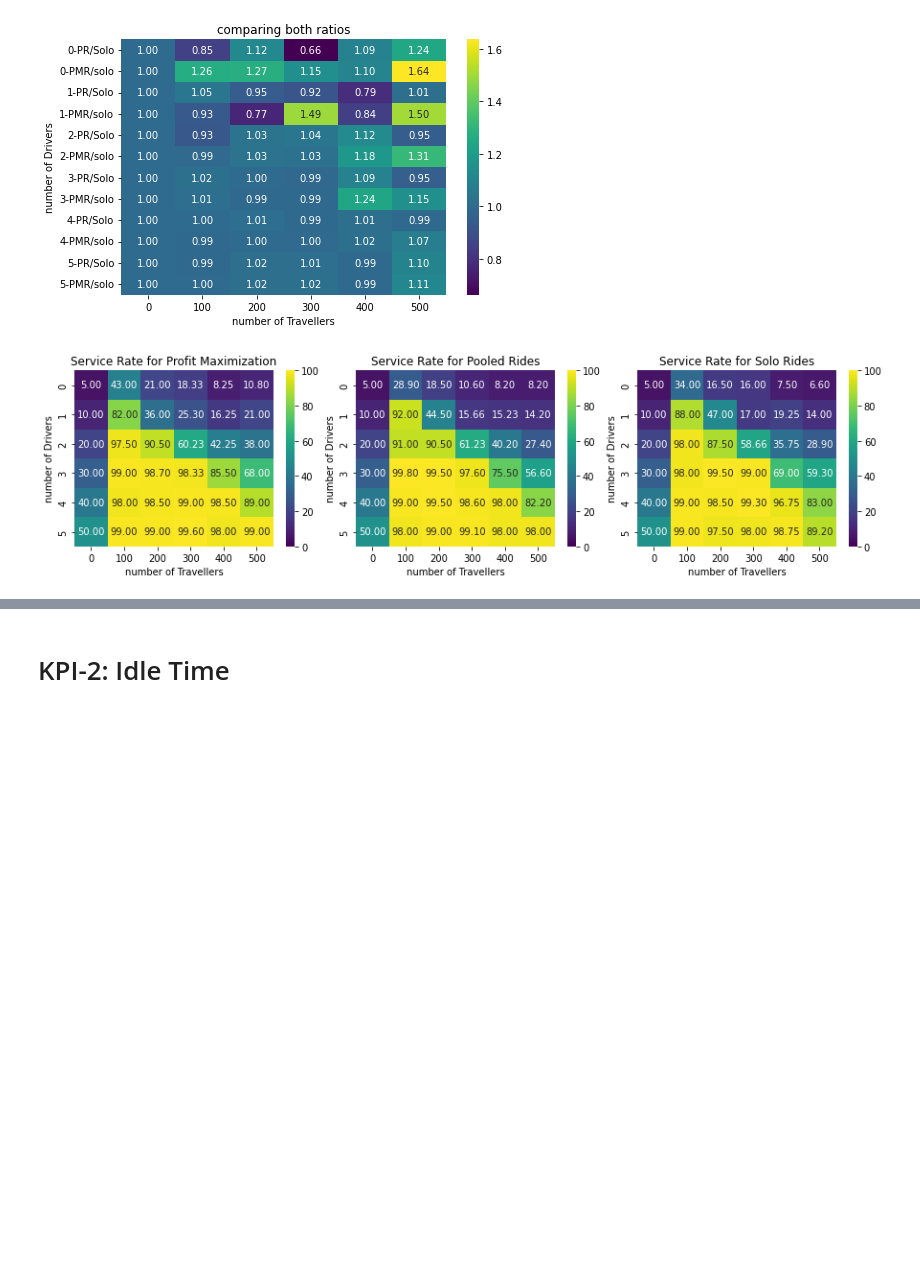
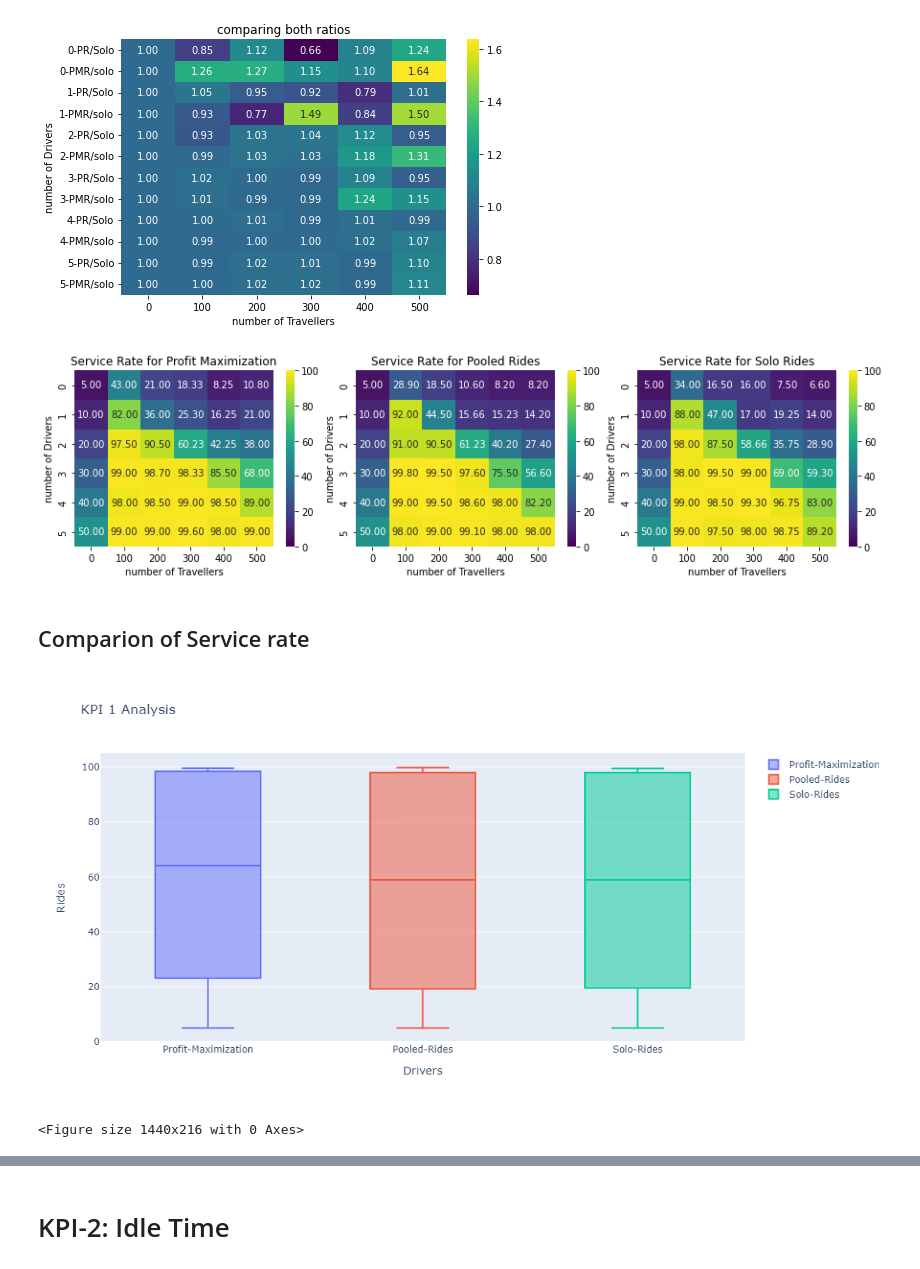
Before and after one commit to Jagiellonian-University/MaaSSim, a Jupyter notebook: docs/tutorials/Plotting/ratioheatmap1.ipynb, the cells around one changed output, grey strips where cells are left out. Cells and saved outputs as stored; diff of their text form; code cells hidden in the pictures; blank space fills up the shorter version.

Commit message:
plotting

```diff
--- a/docs/tutorials/Plotting/ratioheatmap1.ipynb
+++ b/docs/tutorials/Plotting/ratioheatmap1.ipynb
@@ -134,3 +134,81 @@ plt.show()
 fig.savefig('ServiceRate.png', dpi=600)
 # %% [output]
 [figure]
+# %% [markdown]
+## Comparion of Service rate
+# %%
+import pandas as pd
+
+data2 = pd.read_csv('D:/Development/GitHub-ProjectV2.0/MaaSSim/docs/tutorials/Results/Simulation/Driver/KPI-2-ServiceRate/Solo-Rides.csv')
+data1 =pd.read_csv('D:/Development/GitHub-ProjectV2.0/MaaSSim/docs/tutorials/Results/Simulation/Driver/KPI-2-ServiceRate/Profit-Maximization.csv')
+data =pd.read_csv('D:/Development/GitHub-ProjectV2.0/MaaSSim/docs/tutorials/Results/Simulation/Driver/KPI-2-ServiceRate/Pooled-Rides.csv')
+
+
+colListPR=[]
+for column in data.columns:
+
+    # Storing the rows of a column
+    # into a temporary list
+    li =data[column].tolist()
+
+    # appending the temporary list
+    colListPR.append(li)
+
+# Printing the final list
+#print(colListPR)
+
+
+colListPM=[]
+for column in data1.columns:
+
+    li =data1[column].tolist()
+
+    colListPM.append(li)
+
+#print(colListPM)
+
+colListSR=[]
+for column in data2.columns:
+
+    li =data2[column].tolist()
+
+    colListSR.append(li)
+
+#print(colListSR)
+
+import numpy as np
+import matplotlib.pyplot as plt
+
+flatPR= [y for sublist in colListPR for y in sublist]
+#flatPR
+#plt.boxplot(flatPR)
+
+
+import numpy as np
+import matplotlib.pyplot as plt
+
+flatSR= [y for sublist in colListSR for y in sublist]
+#flatSR
+#plt.boxplot(flatSR)
+
+import numpy as np
+import matplotlib.pyplot as plt
+
+flatPM= [y for sublist in colListPM for y in sublist]
+#flatPM
+#plt.boxplot(flatPM)
+
+import plotly.graph_objects as go
+from plotly.subplots import make_subplots
+fig = go.Figure()
+fig.update_layout(autosize=False,width=750,height=550,)
+
+fig.add_trace(go.Box(y=flatPM,name="Profit-Maximization"))
+fig.add_trace(go.Box(y=flatPR,name="Pooled-Rides"))
+fig.add_trace(go.Box(y=flatSR,name="Solo-Rides"))
+fig.update_layout(title='KPI 1 Analysis',xaxis=dict(title='Drivers'),yaxis=dict(title='Rides'))
+fig.show()
+plt.savefig("KPI1Analysis.jpg")
+# %% [output]
+[figure, added]
+<Figure size 1440x216 with 0 Axes>
```
Also changed, not shown: parts of 15 cells of this notebook, 36 other files.
